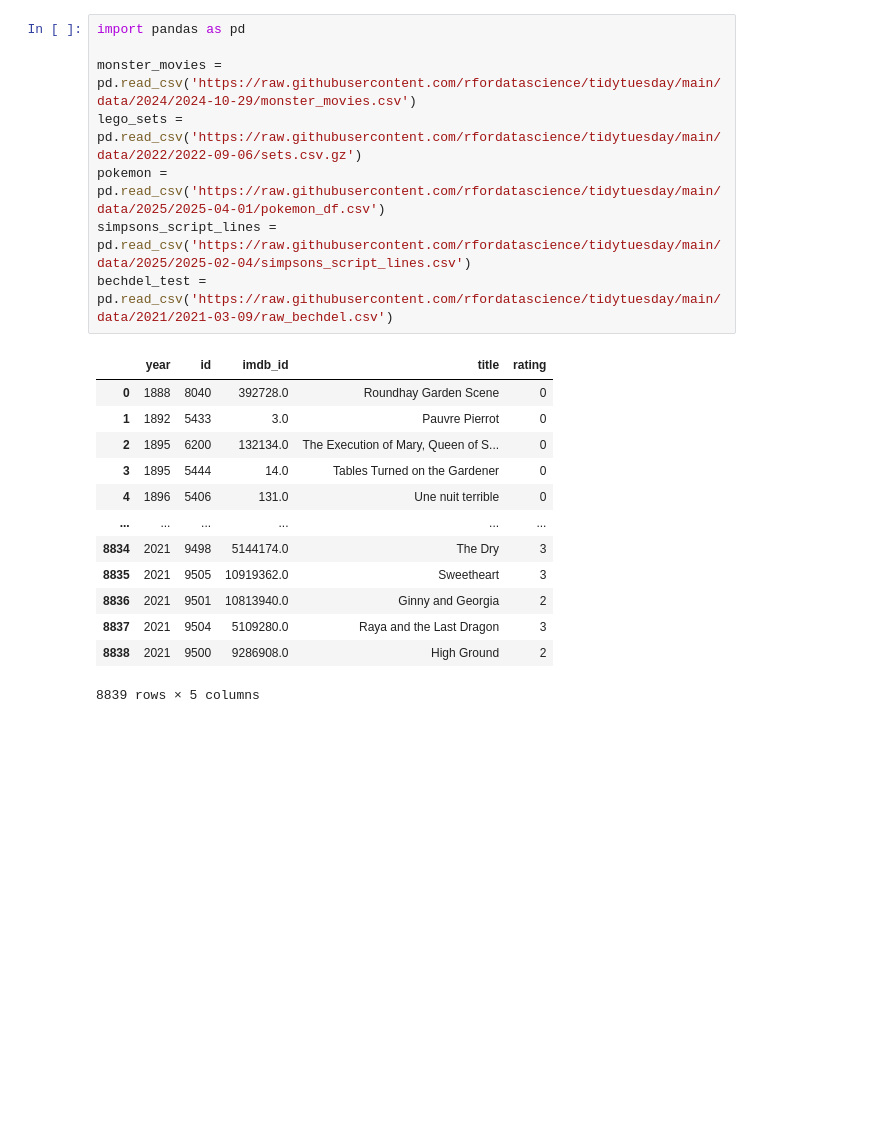
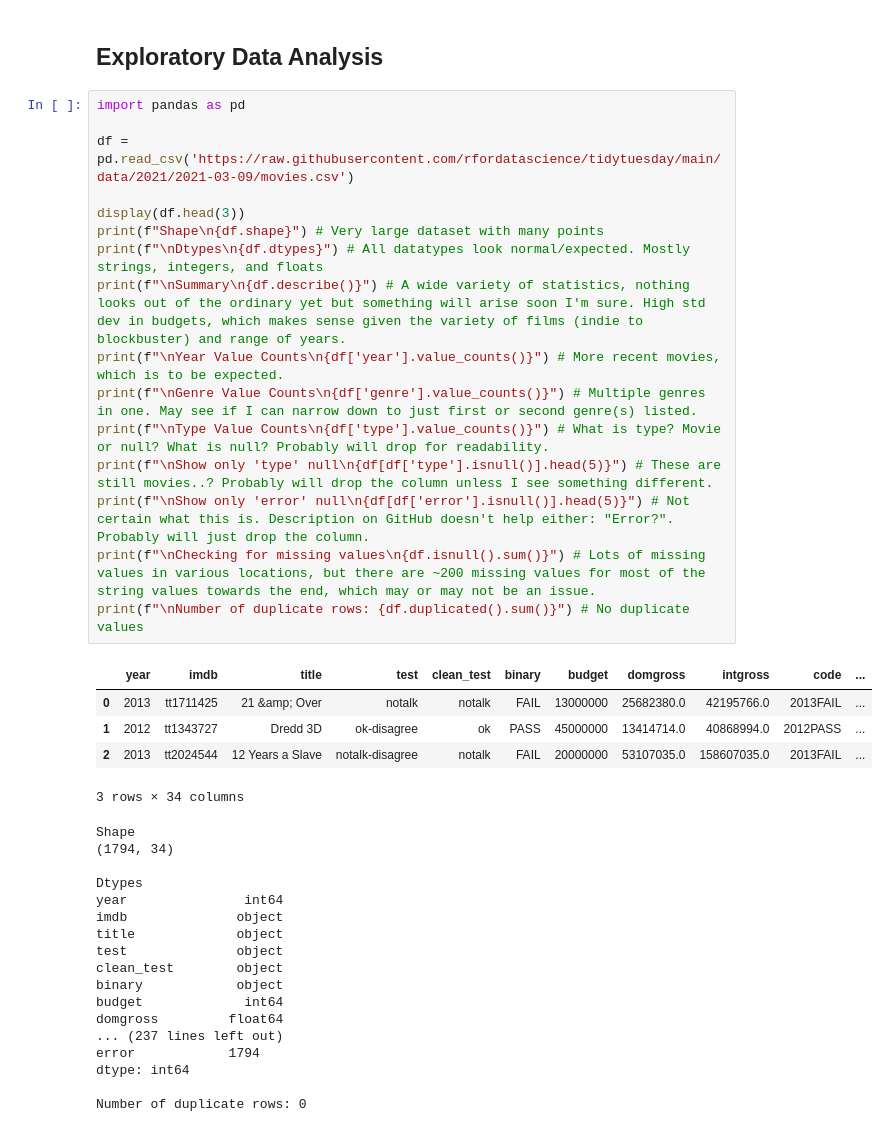
Before and after one commit to mgshumaker/shumaker-elements-of-computing-ii, a Jupyter notebook: EDA-portfolio-1.ipynb, the cells around one changed output. Saved outputs shown, nothing was run; the diff lists cells and outputs as text; blank space fills up the shorter version.

```diff
--- a/EDA-portfolio-1.ipynb
+++ b/EDA-portfolio-1.ipynb
@@ -1,22 +14,41 @@
+# %% [markdown]
+## Exploratory Data Analysis
 # %%
 import pandas as pd
 
-monster_movies = pd.read_csv('https://raw.githubusercontent.com/rfordatascience/tidytuesday/main/data/2024/2024-10-29/monster_movies.csv')
-lego_sets = pd.read_csv('https://raw.githubusercontent.com/rfordatascience/tidytuesday/main/data/2022/2022-09-06/sets.csv.gz')
-pokemon = pd.read_csv('https://raw.githubusercontent.com/rfordatascience/tidytuesday/main/data/2025/2025-04-01/pokemon_df.csv')
-simpsons_script_lines = pd.read_csv('https://raw.githubusercontent.com/rfordatascience/tidytuesday/main/data/2025/2025-02-04/simpsons_script_lines.csv')
-bechdel_test = pd.read_csv('https://raw.githubusercontent.com/rfordatascience/tidytuesday/main/data/2021/2021-03-09/raw_bechdel.csv')
+df = pd.read_csv('https://raw.githubusercontent.com/rfordatascience/tidytuesday/main/data/2021/2021-03-09/movies.csv')
+
+display(df.head(3))
+print(f"Shape\n{df.shape}") # Very large dataset with many points
+print(f"\nDtypes\n{df.dtypes}") # All datatypes look normal/expected. Mostly strings, integers, and floats
+print(f"\nSummary\n{df.describe()}") # A wide variety of statistics, nothing looks out of the ordinary yet but something will arise soon I'm sure. High std dev in budgets, which makes sense given the variety of films (indie to blockbuster) and range of years.
+print(f"\nYear Value Counts\n{df['year'].value_counts()}") # More recent movies, which is to be expected.
+print(f"\nGenre Value Counts\n{df['genre'].value_counts()}") # Multiple genres in one. May see if I can narrow down to just first or second genre(s) listed.
+print(f"\nType Value Counts\n{df['type'].value_counts()}") # What is type? Movie or null? What is null? Probably will drop for readability.
+print(f"\nShow only 'type' null\n{df[df['type'].isnull()].head(5)}") # These are still movies..? Probably will drop the column unless I see something different.
+print(f"\nShow only 'error' null\n{df[df['error'].isnull()].head(5)}") # Not certain what this is. Description on GitHub doesn't help either: "Error?". Probably will just drop the column.
+print(f"\nChecking for missing values\n{df.isnull().sum()}") # Lots of missing values in various locations, but there are ~200 missing values for most of the string values towards the end, which may or may not be an issue.
+print(f"\nNumber of duplicate rows: {df.duplicated().sum()}") # No duplicate values
 # %% [output]
-|  | year | id | imdb_id | title | rating |
-| 0 | 1888 | 8040 | 392728.0 | Roundhay Garden Scene | 0 |
-| 1 | 1892 | 5433 | 3.0 | Pauvre Pierrot | 0 |
-| 2 | 1895 | 6200 | 132134.0 | The Execution of Mary, Queen of S... | 0 |
-| 3 | 1895 | 5444 | 14.0 | Tables Turned on the Gardener | 0 |
-| 4 | 1896 | 5406 | 131.0 | Une nuit terrible | 0 |
-| ... | ... | ... | ... | ... | ... |
-| 8834 | 2021 | 9498 | 5144174.0 | The Dry | 3 |
-| 8835 | 2021 | 9505 | 10919362.0 | Sweetheart | 3 |
-| 8836 | 2021 | 9501 | 10813940.0 | Ginny and Georgia | 2 |
-| 8837 | 2021 | 9504 | 5109280.0 | Raya and the Last Dragon | 3 |
-| 8838 | 2021 | 9500 | 9286908.0 | High Ground | 2 |
+|  | year | imdb | title | test | clean_test | binary | budget | domgross | intgross | code | ... |
+| 0 | 2013 | tt1711425 | 21 &amp; Over | notalk | notalk | FAIL | 13000000 | 25682380.0 | 42195766.0 | 2013FAIL | ... |
+| 1 | 2012 | tt1343727 | Dredd 3D | ok-disagree | ok | PASS | 45000000 | 13414714.0 | 40868994.0 | 2012PASS | ... |
+| 2 | 2013 | tt2024544 | 12 Years a Slave | notalk-disagree | notalk | FAIL | 20000000 | 53107035.0 | 158607035.0 | 2013FAIL | ... |
-8839 rows × 5 columns
+3 rows × 34 columns
+Shape
+(1794, 34)
+
+Dtypes
+year               int64
+imdb              object
+title             object
+test              object
+clean_test        object
+binary            object
+budget             int64
+domgross         float64
+... (237 lines left out)
+error            1794
+dtype: int64
+
+Number of duplicate rows: 0
```
Also changed, not shown: parts of 50 cells of this notebook, 3 other files.
